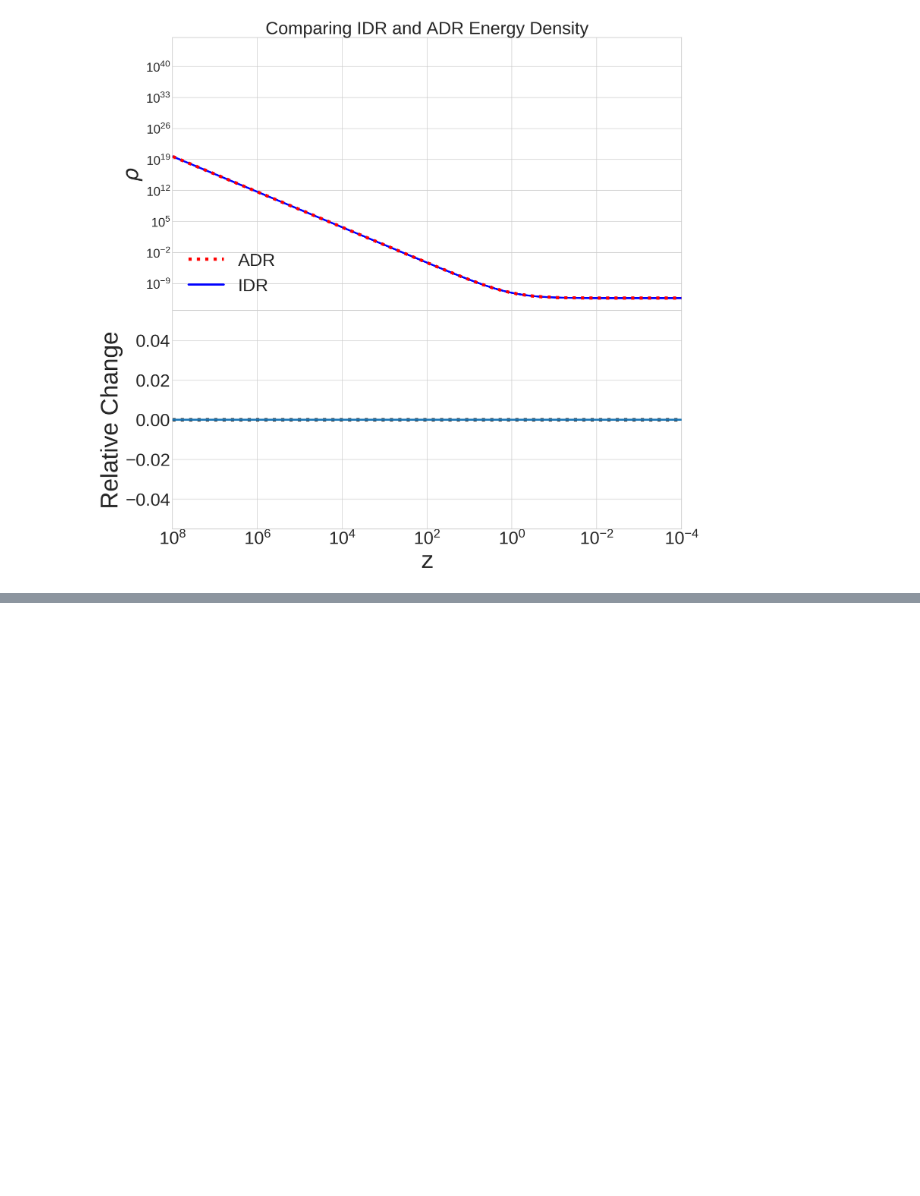
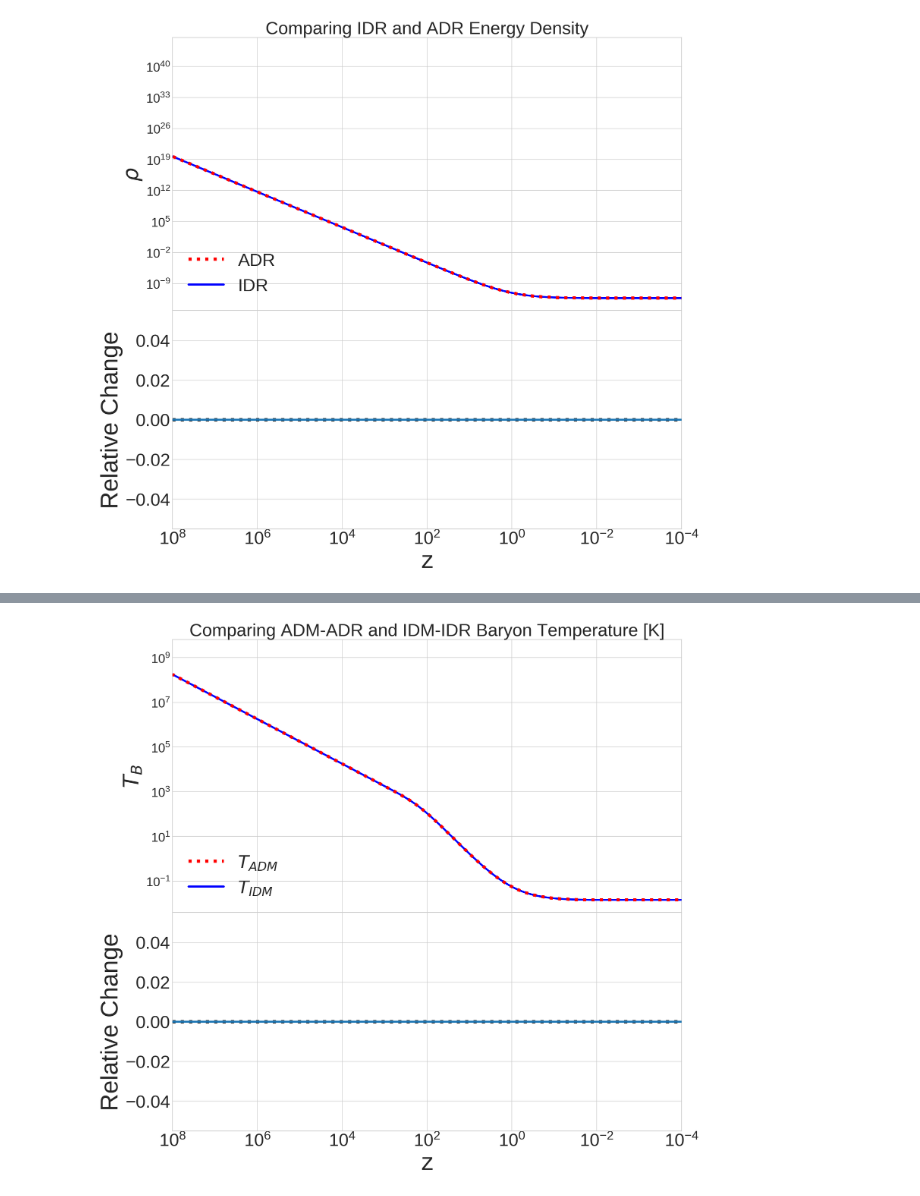
Before and after one commit to kylargreene/class_mirrorV2, a Jupyter notebook: background_and_thermo.ipynb, the cells around one changed output, grey strips where cells are left out. Cells and saved outputs as stored; diff of their text form; code cells hidden in the pictures; blank space fills up the shorter version.

```diff
--- a/background_and_thermo.ipynb
+++ b/background_and_thermo.ipynb
@@ -1402,0 +1488,55 @@ plt.show()
+# %%
+x1 = FFAT_z
+y1 = FFAT_T_adm
+x2 = FFAT_z
+y2 = FFAT_T_idm #+ FFAT_rho_adm
+y_res = (y2/y1)-1
+
+fig1 = figure(1)
+
+
+fig1 = figure(1)
+#Plot Data-model
+frame1=fig1.add_axes((.1,.5,.8,.5))
+plt.plot(x1,y1,color="red",zorder=10,linestyle='dotted',linewidth=5)
+plt.plot(x2,y2,color="blue",zorder=9,linewidth=3)
+plt.yscale("log")
+plt.xscale("log")
+plt.xlim(1e8, 1e-4)
+#plt.ylim(1e-12,1e18)
+
+plt.grid(True)
+frame1.set_xticklabels([])
+plt.yticks(fontsize= 28)
+plt.legend([r'$T_{ADM}$',r'$T_{IDM}$'],loc = 3, fontsize=28)
+plt.xlabel("z",fontsize=34)
+plt.yticks(fontsize= 20)
+plt.ylabel(r'$T_{B}$',fontsize=34)
+plt.xticks(fontsize= 26)
+plt.title('Comparing ADM-ADR and IDM-IDR Baryon Temperature [K]', fontsize=28)
+
+
+
+#Residual plot
+frame2=fig1.add_axes((.1,.1,.8,.4))
+plt.plot(x1, y_res, zorder = 10,linewidth = 3)
+plt.xscale("log")
+plt.xlim(1e8, 1e-4)
+plt.axhline(0,color='black')
+plt.axhline(0.,color='black',linestyle='dotted',linewidth=5)
+
+plt.grid(True)
+
+plt.xlabel("z",fontsize=38)
+plt.yticks(fontsize= 28)
+plt.ylabel("Relative Change",fontsize=38)
+plt.xticks(fontsize= 28)
+
+
+
+fig = plt.gcf()
+fig.set_size_inches(14, 12)
+fig.savefig('tffat_rho_b.pdf', dpi=800,bbox_inches='tight')
+plt.show()
+# %% [output]
+[figure, added]
```
Also changed, not shown: parts of 4 cells of this notebook, 37 other files.
